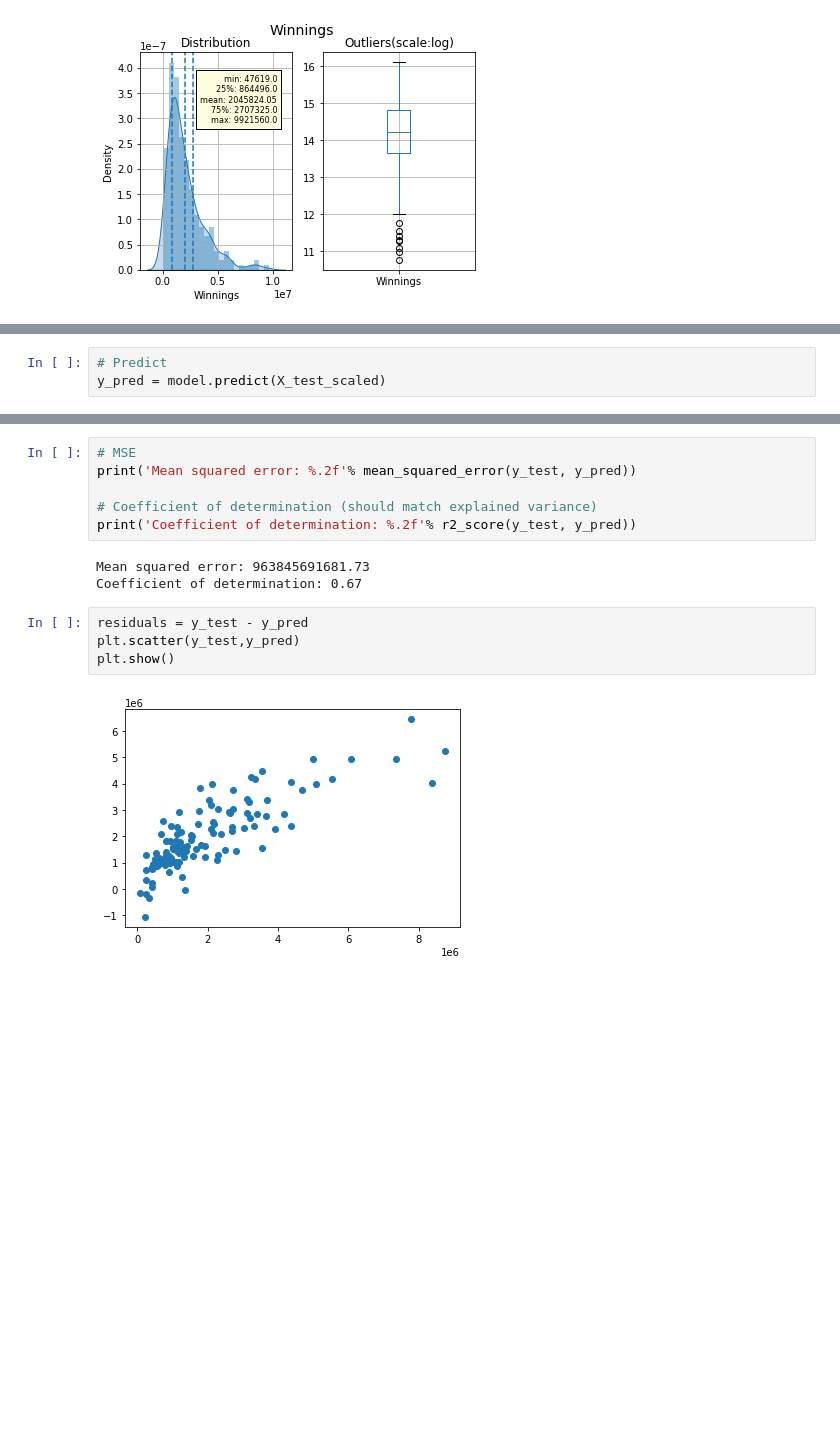
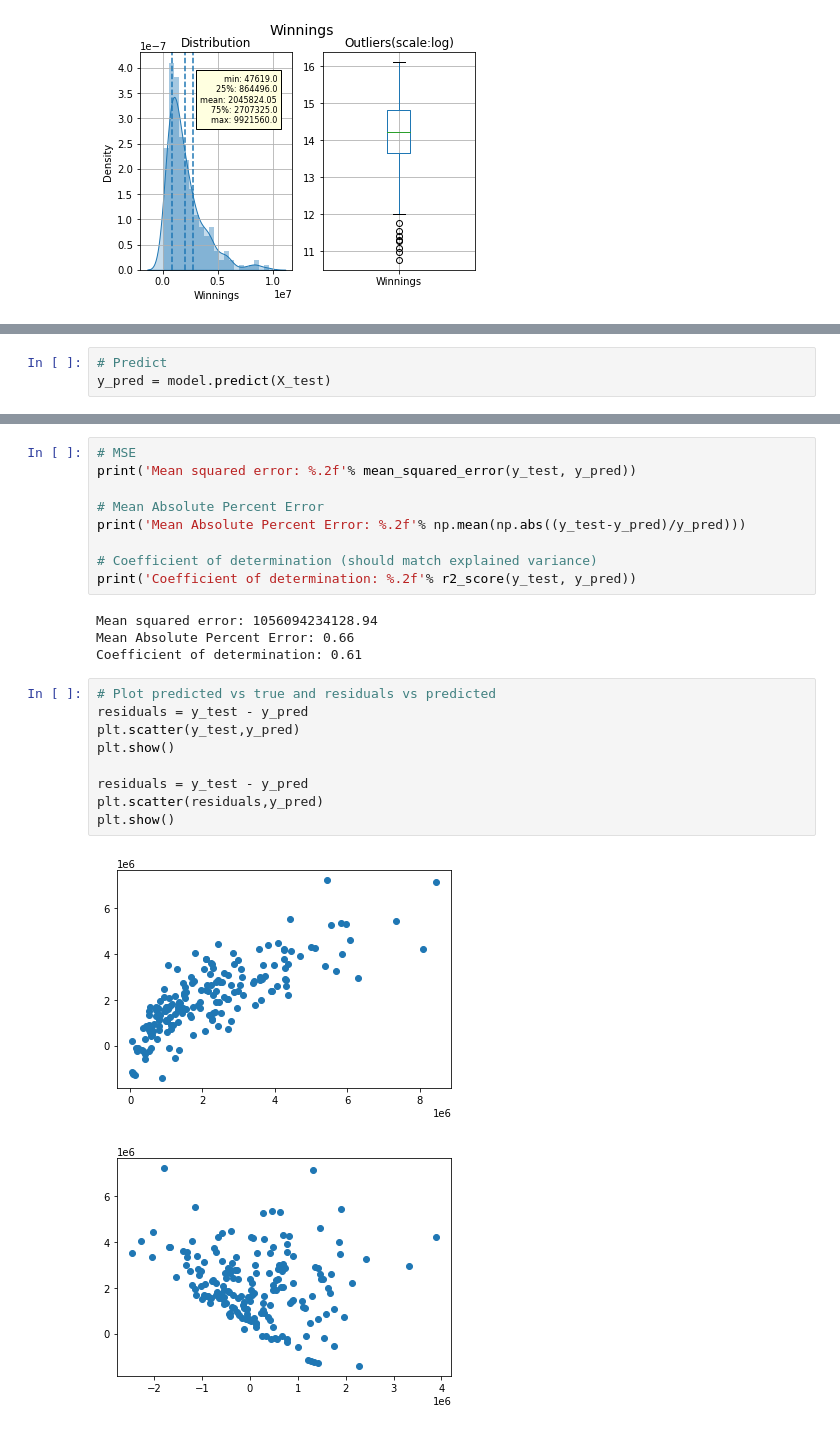
Before and after one commit to joelapsansky/red-team, a Jupyter notebook: supervised_learning_linear.ipynb, the cells around one changed output, grey strips where cells are left out. Drawn from its saved outputs; the diff is of its cells as text; blank space fills up the shorter version.

```diff
--- a/supervised_learning_linear.ipynb
+++ b/supervised_learning_linear.ipynb
@@ -155,7 +152,7 @@ model.fit(X_train_scaled, y_train)
 LinearRegression()
 # %%
 # Predict
-y_pred = model.predict(X_test_scaled)
+y_pred = model.predict(X_test)
 # %%
 # Get feature importance
 importance = model.coef_
@@ -207,14 +221,24 @@ explained_variance_score(y_test, y_pred)
 # MSE
 print('Mean squared error: %.2f'% mean_squared_error(y_test, y_pred))
 
+# Mean Absolute Percent Error
+print('Mean Absolute Percent Error: %.2f'% np.mean(np.abs((y_test-y_pred)/y_pred)))
+
 # Coefficient of determination (should match explained variance)
 print('Coefficient of determination: %.2f'% r2_score(y_test, y_pred))
 # %% [output]
-Mean squared error: 963845691681.73
-Coefficient of determination: 0.67
+Mean squared error: 1056094234128.94
+Mean Absolute Percent Error: 0.66
+Coefficient of determination: 0.61
-# %%
-residuals = y_test - y_pred
-plt.scatter(y_test,y_pred)
-plt.show()
-# %% [output]
-[figure, removed]
+# %%
+# Plot predicted vs true and residuals vs predicted
+residuals = y_test - y_pred
+plt.scatter(y_test,y_pred)
+plt.show()
+
+residuals = y_test - y_pred
+plt.scatter(residuals,y_pred)
+plt.show()
+# %% [output]
+[figure, added]
+[figure, added]
```
Also changed, not shown: parts of 9 cells of this notebook, 9 other files.
